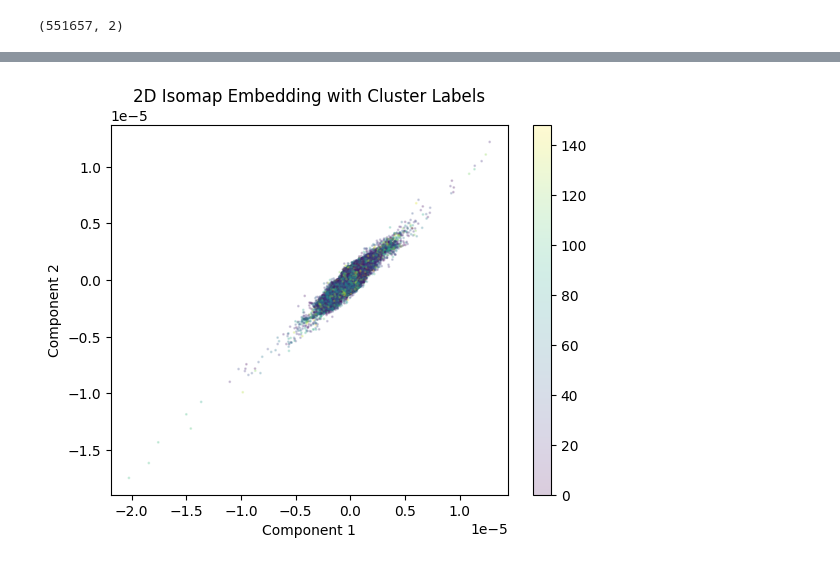
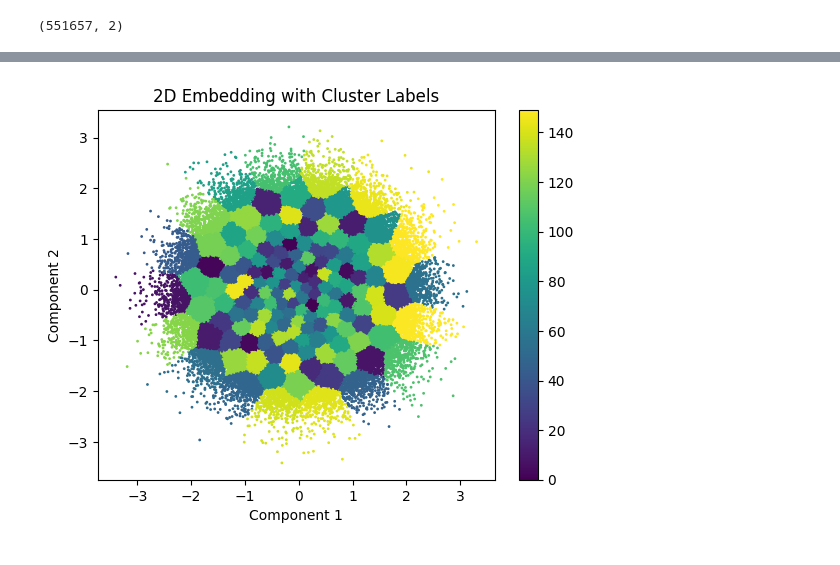
Before and after one commit to Lord225/datamining-on-pypl, a Jupyter notebook: transformers/cluster2.ipynb, the cells around one changed output, grey strips where cells are left out. Cells and saved outputs as stored; diff of their text form; code cells hidden in the pictures.

Commit message:
There is an issue with embeddings

```diff
--- a/transformers/cluster2.ipynb
+++ b/transformers/cluster2.ipynb
@@ -104,3 +81,13 @@ class Model(nn.Module):
+# %%
+class VariationalAutoencoder(nn.Module):
+    def __init__(self, latent_dims):
+        super(VariationalAutoencoder, self).__init__()
+        self.encoder = VariationalEncoder(latent_dims)
+        self.decoder = Decoder(latent_dims)
+
+    def forward(self, x):
+        z = self.encoder(x)
+        return self.decoder(z)
 # %%
 from torch.utils.data import DataLoader, TensorDataset
 
@@ -124,13 +103,10 @@ def loss_function(x, x_hat, mean, log_var):
 import tqdm
 
 x_dim = int(embeddings.shape[1])
-latent_dim = 16
-hidden_dim = 400
+latent_dim = 2
+hidden_dim = 50
 
-encoder = Encoder(input_dim=x_dim, hidden_dim=hidden_dim, latent_dim=latent_dim)
-decoder = Decoder(latent_dim=latent_dim, hidden_dim = hidden_dim, output_dim = x_dim)
-
-model = Model(Encoder=encoder, Decoder=decoder).to(device)
+model = VariationalAutoencoder(2).to(device)
 
 optimizer = torch.optim.Adam(model.parameters(), lr=1e-3)
 
@@ -151,8 +127,8 @@ for epoch in range(30):
         x = x.to(device)
         optimizer.zero_grad()
 
-        x_hat, mean, log_var = model(x)
-        loss = loss_function(x, x_hat, mean, log_var)
+        x_hat = model(x)
+        loss =  ((x - x_hat)**2).sum() + model.encoder.kl
 
         overall_loss += loss.item()
 
@@ -167,5 +143,5 @@ for epoch in range(30):
     if epoch == 19:
         optimizer.param_groups[0]['lr'] = 1e-5
 
-    print("\tEpoch", epoch + 1, "complete!", "\tAverage Loss: ", overall_loss / batch_idx)
+    print("Epoch", epoch + 1, "Average Loss: ", overall_loss / batch_idx)
 # %% [output]
@@ -185,7 +161,7 @@ for epoch in range(30):
 # %%
 # Transform all embeddings into the latent space
 with torch.no_grad():
-    embeddings_latent = model.Encoder(embeddings_tensor)[0]
+    embeddings_latent = model.encoder(embeddings_tensor)
 
 # Convert to numpy array if needed
 embeddings_latent_np = embeddings_latent.cpu().numpy()
@@ -277,4 +270,4 @@ transformed_embeddings.shape
 # %%
 # save
-transformed_embeddings = pd.DataFrame(transformed_embeddings)
+transformed_embeddings = pd.DataFrame(embeddings_latent_np)
 transformed_embeddings.to_hdf('tsne_embeddings_3.h5', key='tsne_embeddings', mode='w', format='table')
@@ -281,15 +290,16 @@ transformed_embeddings.to_hdf('tsne_embeddings_3.h5', key='tsne_embeddings', mod
 # %%
 # plot
 import matplotlib.pyplot as plt
 
-plt.scatter(transformed_embeddings[0], transformed_embeddings[1], c=cluster_labels, cmap='viridis', s=1, alpha=0.2)
+
+plt.scatter(transformed_embeddings[0], transformed_embeddings[1], c=cluster_labels, cmap='viridis', s=1)
 plt.colorbar()
 plt.xlabel('Component 1')
 plt.ylabel('Component 2')
-plt.title('2D Isomap Embedding with Cluster Labels')
+plt.title('2D Embedding with Cluster Labels')
 plt.show()
 # %% [output]
-[figure, old version]
+[figure, new version]
 # %%
 # save to h5
 tsne_embeddings = pd.DataFrame(transformed_embeddings)
```
Also changed, not shown: parts of 17 cells of this notebook, 3 other files.
